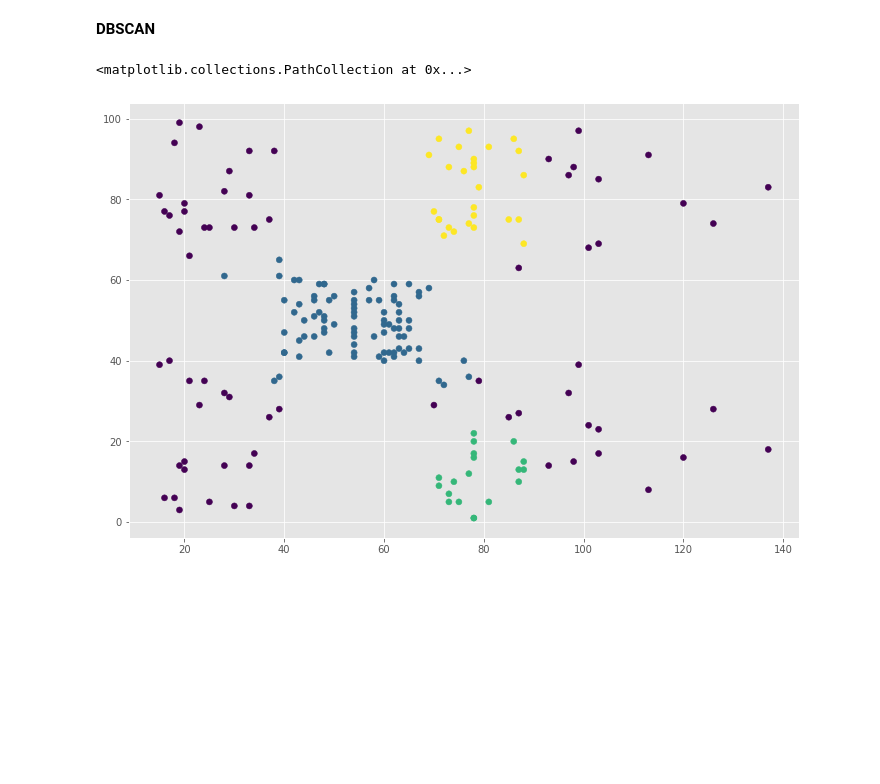
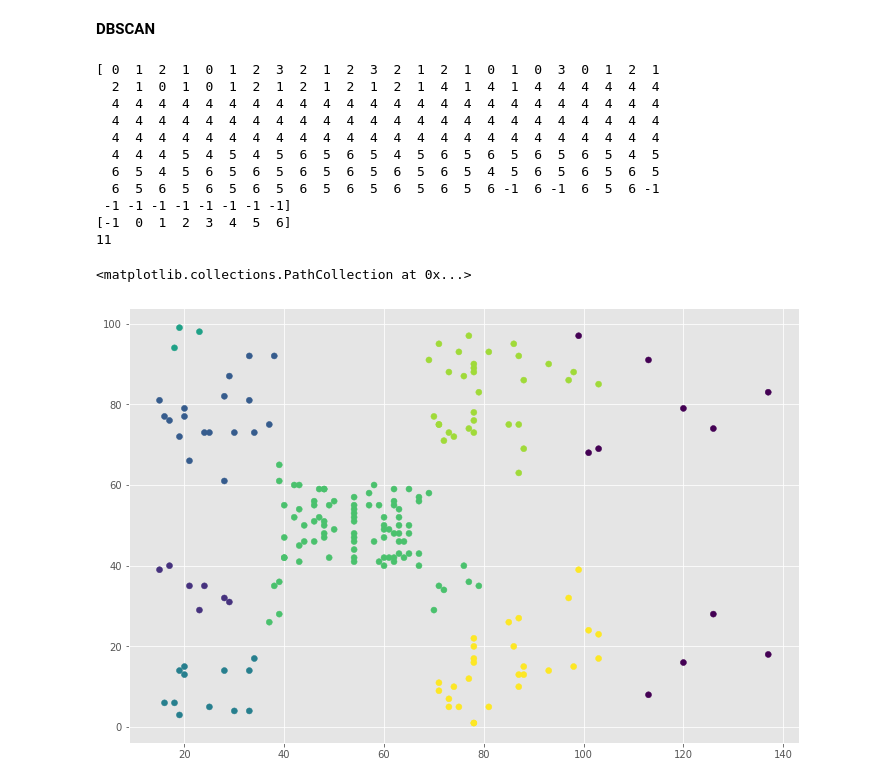
Before and after one commit to avetodef/modern-data-analysis-tools-itmo, a Jupyter notebook: lab1_siad.ipynb, the cells around one changed output. Cells and saved outputs as stored; diff of their text form; code cells hidden in the pictures; blank space fills up the shorter version.

Commit message:
dbscan soset

```diff
--- a/lab1_siad.ipynb
+++ b/lab1_siad.ipynb
@@ -65,7 +67,7 @@ plt.scatter(X[:,0], X[:,1], c=clustering);
 # %% [markdown]
 чтение файла
 # %%
-file = pd.read_csv("Mall_Customers.csv")
+file = pd.read_csv("/content/drive/MyDrive/modern-instruments-for-data-analysing-itmo/Mall_Customers.csv")
 file
 # %% [output]
 |  | CustomerID | Gender | Age | Annual Income (k$) | Spending Score (1-100) |
@@ -115,10 +117,24 @@ plt.scatter(data[:,0], data[:,1], c = kmeansModel.labels_)
 # %% [markdown]
 **DBSCAN**
 # %%
-clustering = DBSCAN(eps = 11, min_samples = 13)
-pred_result = clustering.fit_predict(data)
+clustering = DBSCAN(eps = 9, min_samples = 3).fit_predict(data)
 
-plt.scatter(data[:,0], data[:,1], c = pred_result)
+print(clustering)
+print(np.unique(clustering))
+print( (clustering == -1).sum())
+
+plt.scatter(data[:,0], data[:,1], c = clustering)
 # %% [output]
-<matplotlib.collections.PathCollection at 0x...>
+[ 0  1  2  1  0  1  2  3  2  1  2  3  2  1  2  1  0  1  0  3  0  1  2  1
+  2  1  0  1  0  1  2  1  2  1  2  1  2  1  4  1  4  1  4  4  4  4  4  4
+  4  4  4  4  4  4  4  4  4  4  4  4  4  4  4  4  4  4  4  4  4  4  4  4
+  4  4  4  4  4  4  4  4  4  4  4  4  4  4  4  4  4  4  4  4  4  4  4  4
+  4  4  4  4  4  4  4  4  4  4  4  4  4  4  4  4  4  4  4  4  4  4  4  4
+  4  4  4  5  4  5  4  5  6  5  6  5  4  5  6  5  6  5  6  5  6  5  4  5
+  6  5  4  5  6  5  6  5  6  5  6  5  6  5  6  5  4  5  6  5  6  5  6  5
+  6  5  6  5  6  5  6  5  6  5  6  5  6  5  6  5  6 -1  6 -1  6  5  6 -1
+ -1 -1 -1 -1 -1 -1 -1 -1]
+[-1  0  1  2  3  4  5  6]
+11
+<matplotlib.collections.PathCollection at 0x...>
-[figure, old version]
+[figure, new version]
```
Also changed, not shown: parts of 2 cells of this notebook.
